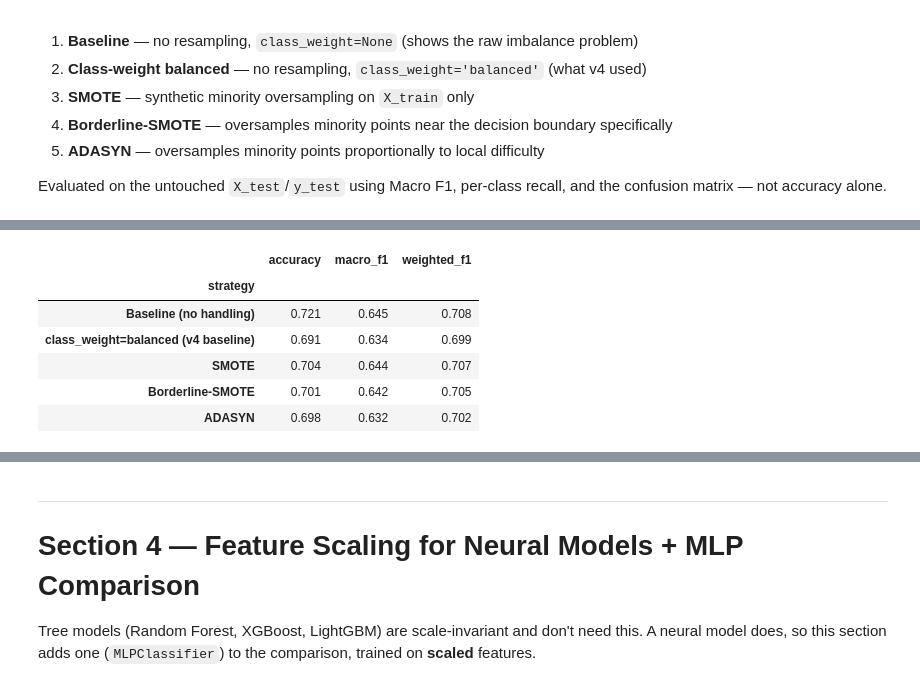
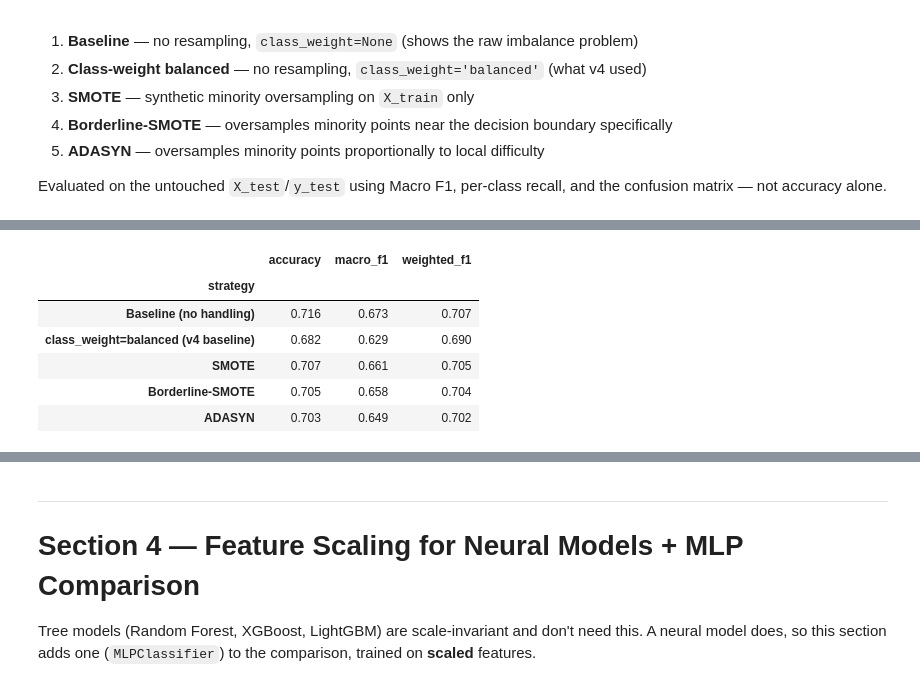
Before and after one commit to asad-Md/PerformanceBottleneckDiagnosis, a Jupyter notebook: src/approach3/bottleneck_diagnosis_v5.ipynb, the cells around one changed output, grey strips where cells are left out. Saved outputs shown, nothing was run; the diff lists cells and outputs as text; code cells hidden in the pictures.

```diff
--- a/src/approach3/bottleneck_diagnosis_v5.ipynb
+++ b/src/approach3/bottleneck_diagnosis_v5.ipynb
@@ -110,8 +109,8 @@ Cleaned: 526895 → 431383 rows (95512 removed)
 # %%
 # ── LABEL DERIVATION (dynamic percentile thresholds, same as v4) ─────────────
 p50 = df['avg_stall_ns'].quantile(0.50)
-p85 = df['avg_stall_ns'].quantile(0.85)
-p97 = df['avg_stall_ns'].quantile(0.97)
+p85 = df['avg_stall_ns'].quantile(0.83)
+p97 = df['avg_stall_ns'].quantile(0.98)
 bins = [0, p50, p85, p97, float('inf')]
 
 labels = [0, 1, 2, 3]
@@ -254,6 +253,9 @@ except ImportError:
 
 from sklearn.ensemble import RandomForestClassifier
 # %%
+import gc
+from sklearn.metrics import confusion_matrix
+
 def evaluate_predictions(y_true, y_pred, name):
     acc = accuracy_score(y_true, y_pred)
     prec, rec, f1, sup = precision_recall_fscore_support(
@@ -270,43 +272,73 @@ def evaluate_predictions(y_true, y_pred, name):
         **{f'precision_{class_names_map[k]}': prec[i] for i, k in enumerate(TARGET_LABELS)},
     }
 
+# Downcast before anything touches X_train/X_test
+X_train = X_train.astype('float32')
+X_test = X_test.astype('float32')
+
 imbalance_results = []
-imbalance_models = {}   # strategy name -> fitted model, for confusion matrices below
+imbalance_models = {}
+confusion_matrices = {}
 
 # 1. Baseline — no resampling, no class weighting
 rf_baseline = RandomForestClassifier(
-    n_estimators=300, min_samples_leaf=5, class_weight=None, n_jobs=-1, random_state=RANDOM_STATE
+    n_estimators=300, min_samples_leaf=5, class_weight=None,
+    n_jobs=4, random_state=RANDOM_STATE
 )
 rf_baseline.fit(X_train, y_train)
-imbalance_results.append(evaluate_predictions(y_test, rf_baseline.predict(X_test), 'Baseline (no handling)'))
+pred = rf_baseline.predict(X_test)
+imbalance_results.append(evaluate_predictions(y_test, pred, 'Baseline (no handling)'))
+confusion_matrices['Baseline (no handling)'] = confusion_matrix(y_test, pred, labels=TARGET_LABELS)
 imbalance_models['Baseline (no handling)'] = rf_baseline
+del rf_baseline, pred; gc.collect()
 
 # 2. class_weight='balanced' — v4's approach
 rf_balanced = RandomForestClassifier(
-    n_estimators=300, min_samples_leaf=5, class_weight='balanced', n_jobs=-1, random_state=RANDOM_STATE
+    n_estimators=300, min_samples_leaf=5, class_weight='balanced',
+    n_jobs=4, random_state=RANDOM_STATE
 )
 rf_balanced.fit(X_train, y_train)
-imbalance_results.append(evaluate_predictions(y_test, rf_balanced.predict(X_test), 'class_weight=balanced (v4 baseline)'))
+pred = rf_balanced.predict(X_test)
+imbalance_results.append(evaluate_predictions(y_test, pred, 'class_weight=balanced (v4 baseline)'))
+confusion_matrices['class_weight=balanced (v4 baseline)'] = confusion_matrix(y_test, pred, labels=TARGET_LABELS)
 imbalance_models['class_weight=balanced (v4 baseline)'] = rf_balanced
+del rf_balanced, pred; gc.collect()
 
 # 3–5. Resampling strategies — fit resampler on X_train/y_train ONLY
 if HAS_IMBLEARN:
+    # Build a multi-class-safe sampling_strategy dict:
+    # bring every minority class up to 50% of the majority class's count
+    class_counts = y_train.value_counts()
+    majority_count = class_counts.max()
+    sampling_strategy_dict = {
+        cls: majority_count   # <-- every class brought up to match the majority (265702)
+        for cls, count in class_counts.items()
+    }
+    print("Target counts per class:", sampling_strategy_dict)
+
     resamplers = {
-        'SMOTE': SMOTE(random_state=RANDOM_STATE),
-        'Borderline-SMOTE': BorderlineSMOTE(random_state=RANDOM_STATE),
-        'ADASYN': ADASYN(random_state=RANDOM_STATE),
+        'SMOTE': SMOTE(random_state=RANDOM_STATE, sampling_strategy=sampling_strategy_dict),
+        'Borderline-SMOTE': BorderlineSMOTE(random_state=RANDOM_STATE, sampling_strategy=sampling_strategy_dict),
+        'ADASYN': ADASYN(random_state=RANDOM_STATE, sampling_strategy=sampling_strategy_dict),
     }
     for name, resampler in resamplers.items():
         X_res, y_res = resampler.fit_resample(X_train, y_train)
-        rf_res = RandomForestClassifier(
-            n_estimators=300, min_samples_leaf=5, class_weight=None, n_jobs=-1, random_state=RANDOM_STATE
-        )
-        rf_res.fit(X_res, y_res)
-        imbalance_results.append(evaluate_predictions(y_test, rf_res.predict(X_test), name))
-        imbalance_models[name] = rf_res
         print(f"{name:<20}: train {len(X_train)} → {len(X_res)} rows after resampling "
               f"(test set untouched, still {len(X_test)} rows)")
 
+        rf_res = RandomForestClassifier(
+            n_estimators=300, min_samples_leaf=5, class_weight=None,
+            n_jobs=4, random_state=RANDOM_STATE
+        )
+        rf_res.fit(X_res, y_res)
+        pred = rf_res.predict(X_test)
+        imbalance_results.append(evaluate_predictions(y_test, pred, name))
+        confusion_matrices[name] = confusion_matrix(y_test, pred, labels=TARGET_LABELS)
+        imbalance_models[name] = rf_res
+
+        del X_res, y_res, rf_res, pred
+        gc.collect()
+
 imbalance_df = pd.DataFrame(imbalance_results).set_index('strategy')
 imbalance_df[['accuracy', 'macro_f1', 'weighted_f1']].round(3)
 # %% [output]
@@ -316,10 +349,10 @@ ADASYN              : train 345106 → 692056 rows after resampling (test set un
 |  | accuracy | macro_f1 | weighted_f1 |
 | strategy |  |  |  |
-| Baseline (no handling) | 0.721 | 0.645 | 0.708 |
-| class_weight=balanced (v4 baseline) | 0.691 | 0.634 | 0.699 |
-| SMOTE | 0.704 | 0.644 | 0.707 |
-| Borderline-SMOTE | 0.701 | 0.642 | 0.705 |
-| ADASYN | 0.698 | 0.632 | 0.702 |
+| Baseline (no handling) | 0.716 | 0.673 | 0.707 |
+| class_weight=balanced (v4 baseline) | 0.682 | 0.629 | 0.690 |
+| SMOTE | 0.707 | 0.661 | 0.705 |
+| Borderline-SMOTE | 0.705 | 0.658 | 0.704 |
+| ADASYN | 0.703 | 0.649 | 0.702 |
 # %%
 # ── Verify what SMOTE-family actually synthesized ─────────────────────────────
 if HAS_IMBLEARN:
```
Also changed, not shown: parts of 23 cells of this notebook, 17 other files.
